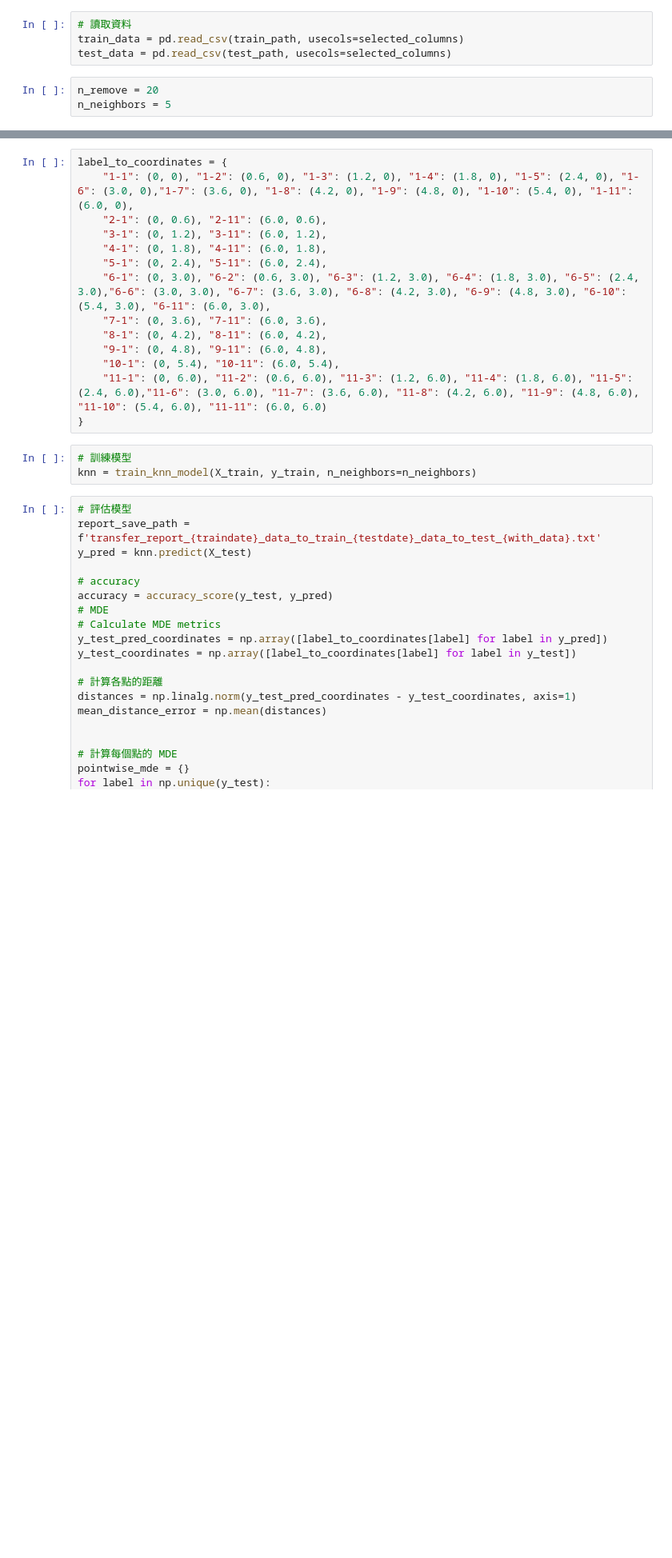
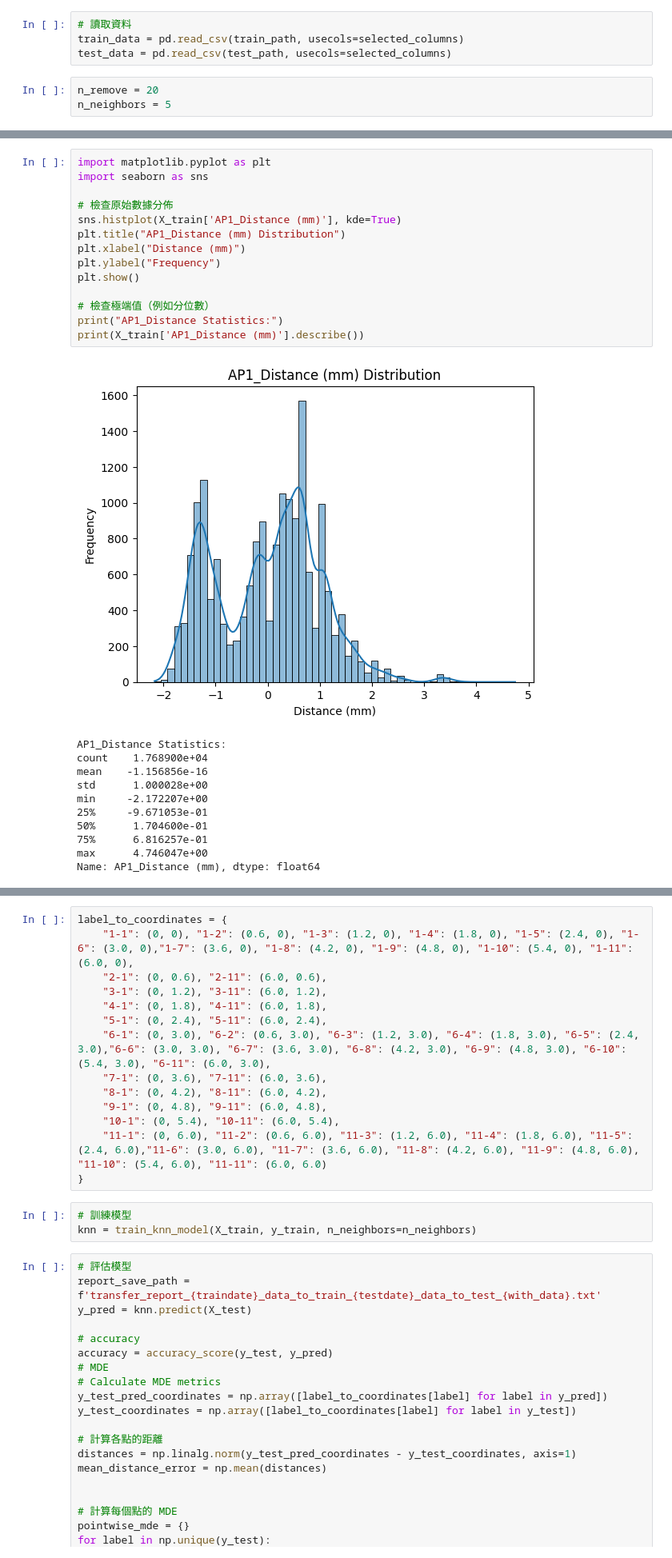
Before and after one commit to oscar9335/RTT_Research, a Jupyter notebook: Research/updated_model_using_different_date_data.ipynb, the cells around one changed output, grey strips where cells are left out. Shown at 80% size. Cells and saved outputs as stored; diff of their text form; blank space fills up the shorter version.

```diff
--- a/Research/updated_model_using_different_date_data.ipynb
+++ b/Research/updated_model_using_different_date_data.ipynb
@@ -178,3 +185,29 @@ print(X_test.head())
+# %%
+import matplotlib.pyplot as plt
+import seaborn as sns
+
+# 檢查原始數據分佈
+sns.histplot(X_train['AP1_Distance (mm)'], kde=True)
+plt.title("AP1_Distance (mm) Distribution")
+plt.xlabel("Distance (mm)")
+plt.ylabel("Frequency")
+plt.show()
+
+# 檢查極端值（例如分位數）
+print("AP1_Distance Statistics:")
+print(X_train['AP1_Distance (mm)'].describe())
+# %% [output]
+[figure, added]
+AP1_Distance Statistics:
+count    1.768900e+04
+mean    -1.156856e-16
+std      1.000028e+00
+min     -2.172207e+00
+25%     -9.671053e-01
+50%      1.704600e-01
+75%      6.816257e-01
+max      4.746047e+00
+Name: AP1_Distance (mm), dtype: float64
 # %%
 # 將 ditance 權重設為2被
 
```
Also changed, not shown: parts of 11 cells of this notebook, 12 other files.
